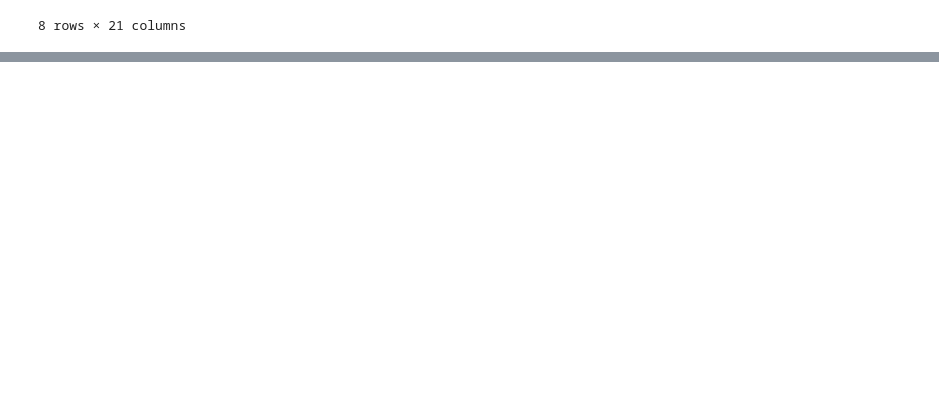
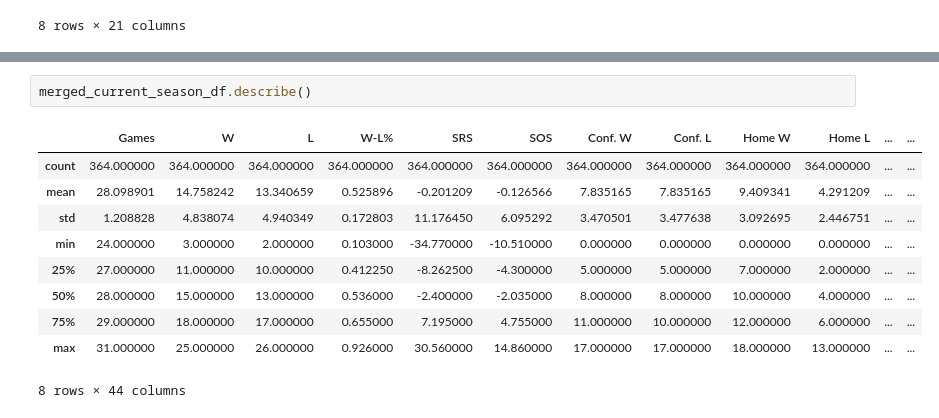
Before and after one commit to kanglee05/March-Madness-Tournament-Analysis-and-Winner-Predictor, a Jupyter notebook: March Madness Winner Predictor.ipynb, the cells around one changed output, grey strips where cells are left out. Drawn from its saved outputs; the diff is of its cells as text; blank space fills up the shorter version.

```diff
--- a/March Madness Winner Predictor.ipynb
+++ b/March Madness Winner Predictor.ipynb
@@ -144,0 +176,13 @@ historical_seasons.describe()
+# %%
+merged_current_season_df.describe()
+# %% [output]
+|  | Games | W | L | W-L% | SRS | SOS | Conf. W | Conf. L | Home W | Home L | ... | ... |
+| count | 364.000000 | 364.000000 | 364.000000 | 364.000000 | 364.000000 | 364.000000 | 364.000000 | 364.000000 | 364.000000 | 364.000000 | ... | ... |
+| mean | 28.098901 | 14.758242 | 13.340659 | 0.525896 | -0.201209 | -0.126566 | 7.835165 | 7.835165 | 9.409341 | 4.291209 | ... | ... |
+| std | 1.208828 | 4.838074 | 4.940349 | 0.172803 | 11.176450 | 6.095292 | 3.470501 | 3.477638 | 3.092695 | 2.446751 | ... | ... |
+| min | 24.000000 | 3.000000 | 2.000000 | 0.103000 | -34.770000 | -10.510000 | 0.000000 | 0.000000 | 0.000000 | 0.000000 | ... | ... |
+| 25% | 27.000000 | 11.000000 | 10.000000 | 0.412250 | -8.262500 | -4.300000 | 5.000000 | 5.000000 | 7.000000 | 2.000000 | ... | ... |
+| 50% | 28.000000 | 15.000000 | 13.000000 | 0.536000 | -2.400000 | -2.035000 | 8.000000 | 8.000000 | 10.000000 | 4.000000 | ... | ... |
+| 75% | 29.000000 | 18.000000 | 17.000000 | 0.655000 | 7.195000 | 4.755000 | 11.000000 | 10.000000 | 12.000000 | 6.000000 | ... | ... |
+| max | 31.000000 | 25.000000 | 26.000000 | 0.926000 | 30.560000 | 14.860000 | 17.000000 | 17.000000 | 18.000000 | 13.000000 | ... | ... |
+8 rows × 44 columns
```
Also changed, not shown: parts of 8 cells of this notebook.
